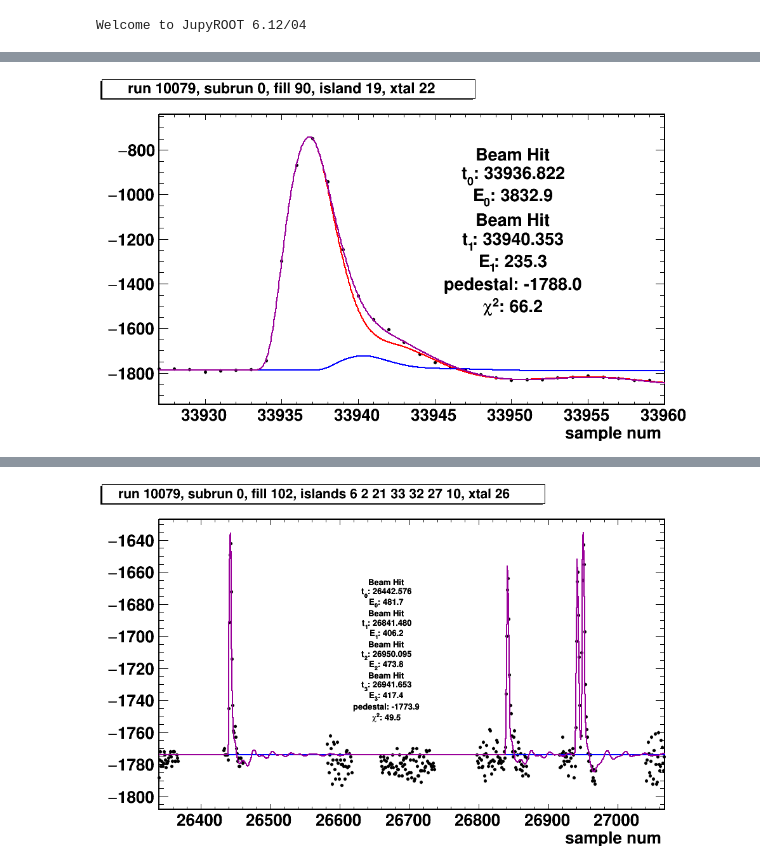
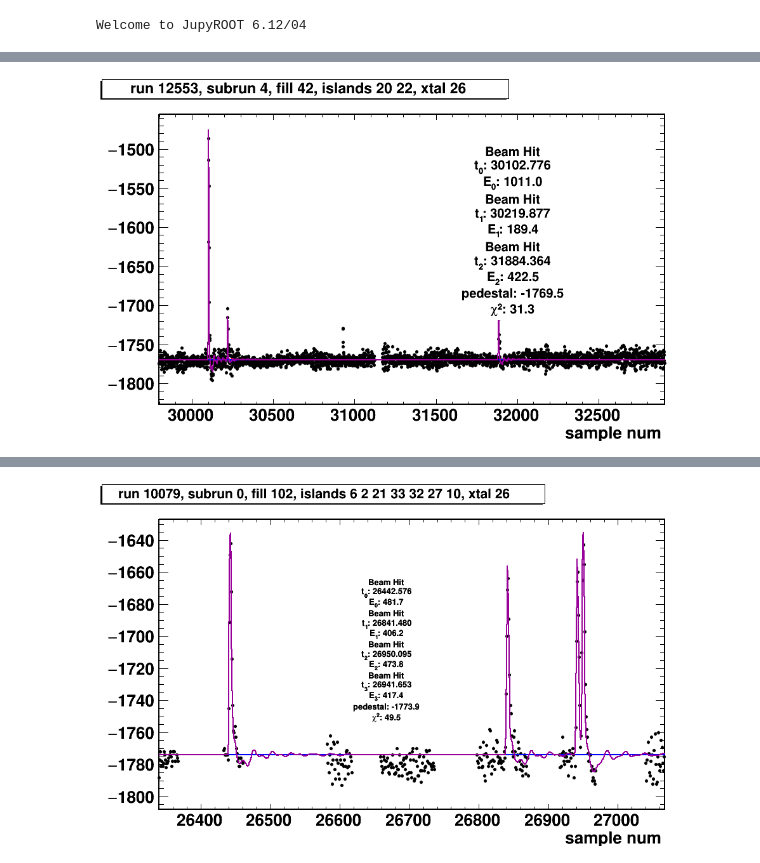
Before and after one commit to atfienberg/fitDisplay, a Jupyter notebook: islandFitDisplay.ipynb, the cells around one changed output, grey strips where cells are left out. Cells and saved outputs as stored; diff of their text form; code cells hidden in the pictures.

```diff
--- a/islandFitDisplay.ipynb
+++ b/islandFitDisplay.ipynb
@@ -3,7 +3,7 @@ import ROOT
 from ipywidgets import interact, IntSlider, IntText
 from itertools import takewhile, count
 
-f = ROOT.TFile('fitDisplayDevelopFitter.root')
+f = ROOT.TFile('../running/testFitDisplayOnRun12553.root')
 module_label = 'fitDisplay1'
 
 if not ROOT.gROOT.FindObject('canv'):
@@ -23,7 +23,7 @@ lsplines = list(lgen)
 
 t = f.Get('{}/fits/fitTree'.format(module_label))
 
-subrun = 0
+subrun = 4
 n_entries = t.BuildIndex('fillNum*(subRunNum=={})'.format(subrun),
                          'islandNums[0]*(xtalNum == 0 && subRunNum == {}) - 1*(xtalNum!=0)'.format(subrun))
 
@@ -96,7 +96,7 @@ def plot_fit(entry_num, canvas, single=True, grid_index=0, txt_coords=None):
             singleFits[-1].SetParameters(is_laser, energy, t0)
             color = ROOT.kBlue if i != 0 else ROOT.kRed
             singleFits[-1].SetLineColor(color)
-            singleFits[-1].SetNpx(1000)
+            singleFits[-1].SetNpx(5000)
             singleFits[-1].Draw("same")
 
     def fit_func(x):
@@ -113,7 +113,7 @@ def plot_fit(entry_num, canvas, single=True, grid_index=0, txt_coords=None):
         # range useful for early times looking at mips
         #sample_g.GetYaxis().SetRangeUser(-1850,-1640)
     fitTF1 = ROOT.TF1('fitfunc{}'.format(grid_index), fit_func, x_min, x_max, 0)
-    fitTF1.SetNpx(1000)
+    fitTF1.SetNpx(5000)
     fitTF1.SetLineColor(ROOT.kMagenta + 2)
     # don't draw failed fits
     if t.chi2 > 0:
@@ -122,7 +122,7 @@ def plot_fit(entry_num, canvas, single=True, grid_index=0, txt_coords=None):
     if not single:
         sample_g.GetXaxis().SetLabelOffset(999)
         sample_g.GetYaxis().SetLabelOffset(999)
-        return (sample_g, fitTF1, firstFit)
+        return (sample_g, fitTF1, singleFits)
 
     # make text box
     txtbox = None
@@ -188,4 +184,4 @@ plot_one_with_index(13,19,41)
-# %%
-plot_one_with_index(90,19,22)
-# %% [output]
-[figure, removed]
+# %%
+plot_one_with_index(42,20,26)
+# %% [output]
+[figure, added]
```
Also changed, not shown: parts of 7 cells of this notebook.
